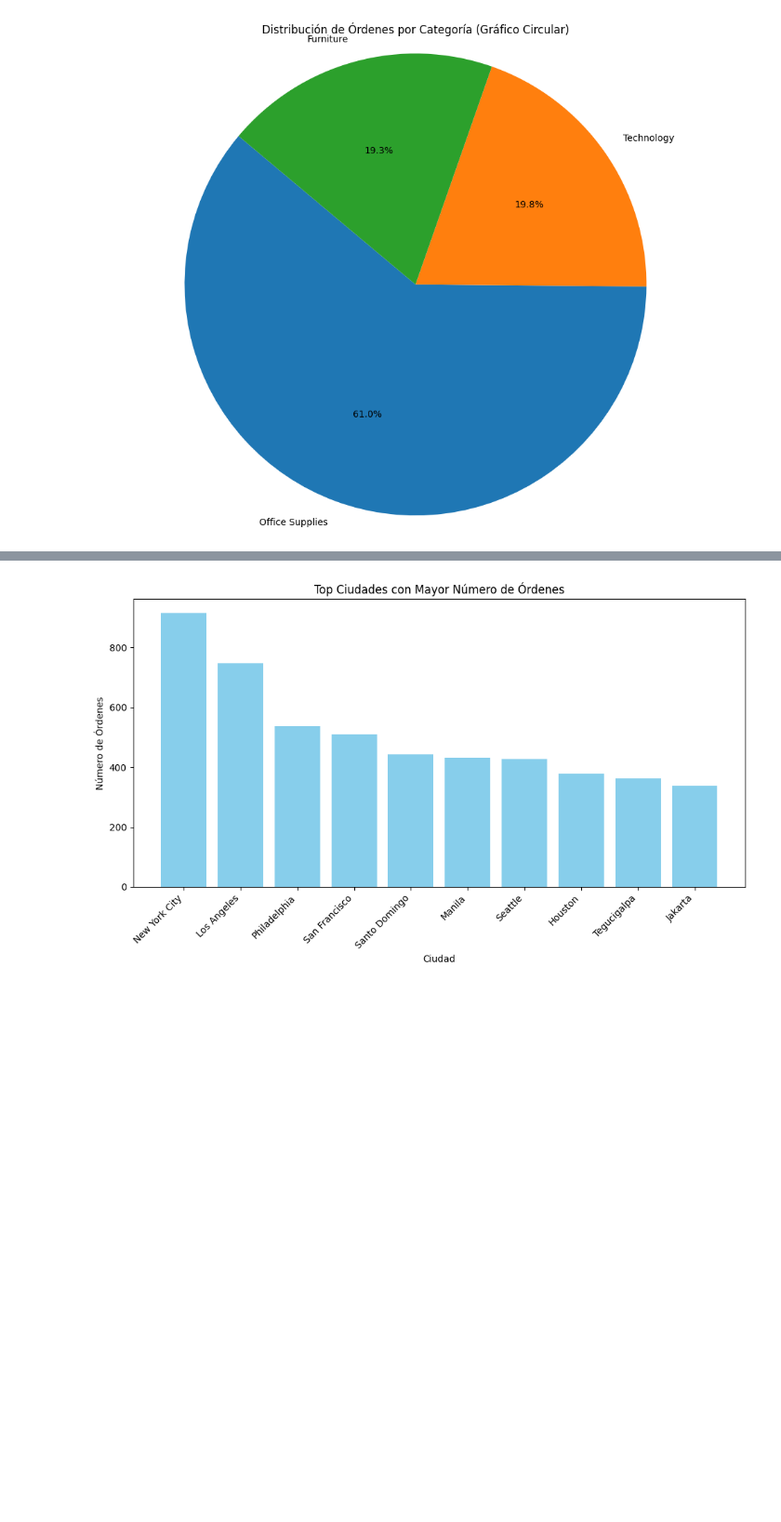
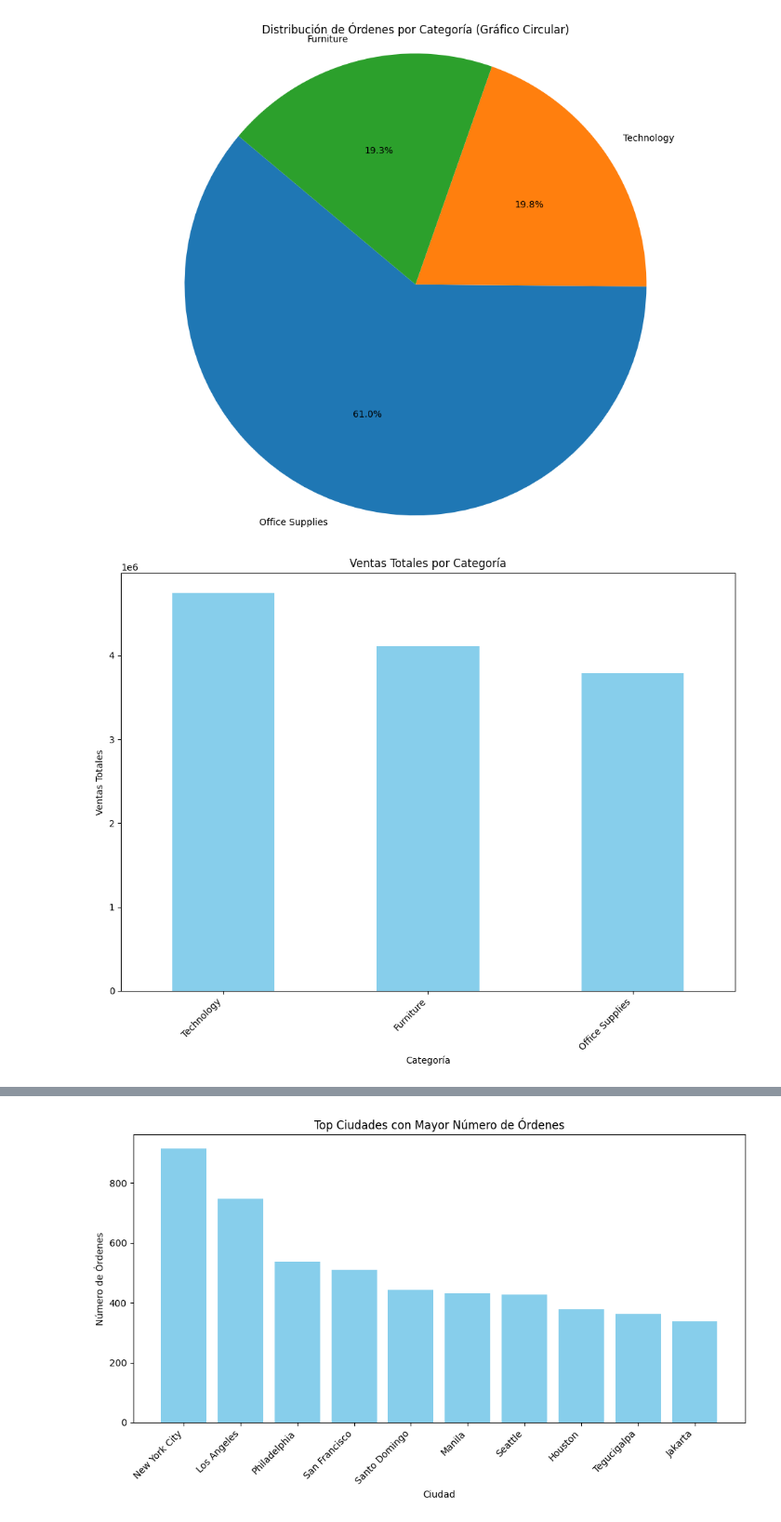
Before and after one commit to DAGP1145/Machinlearning, a Jupyter notebook: Machinelearning.ipynb, the cells around one changed output, grey strips where cells are left out. Shown at 93% size. Saved outputs shown, nothing was run; the diff lists cells and outputs as text; code cells hidden in the pictures; blank space fills up the shorter version.

```diff
--- a/Machinelearning.ipynb
+++ b/Machinelearning.ipynb
@@ -442,3 +444,16 @@ plt.tight_layout()
 plt.show()
 # %% [output]
 [figure]
+# %%
+sales_by_category = df.groupby('Category')['Sales'].sum().sort_values(ascending=False)
+
+plt.figure(figsize=(10, 8))
+sales_by_category.plot(kind='bar', color='skyblue')
+plt.title('Ventas Totales por Categoría')
+plt.xlabel('Categoría')
+plt.ylabel('Ventas Totales')
+plt.xticks(rotation=45, ha='right')
+plt.tight_layout()
+plt.show()
+# %% [output]
+[figure, added]
```
Also changed, not shown: parts of 13 cells of this notebook.
